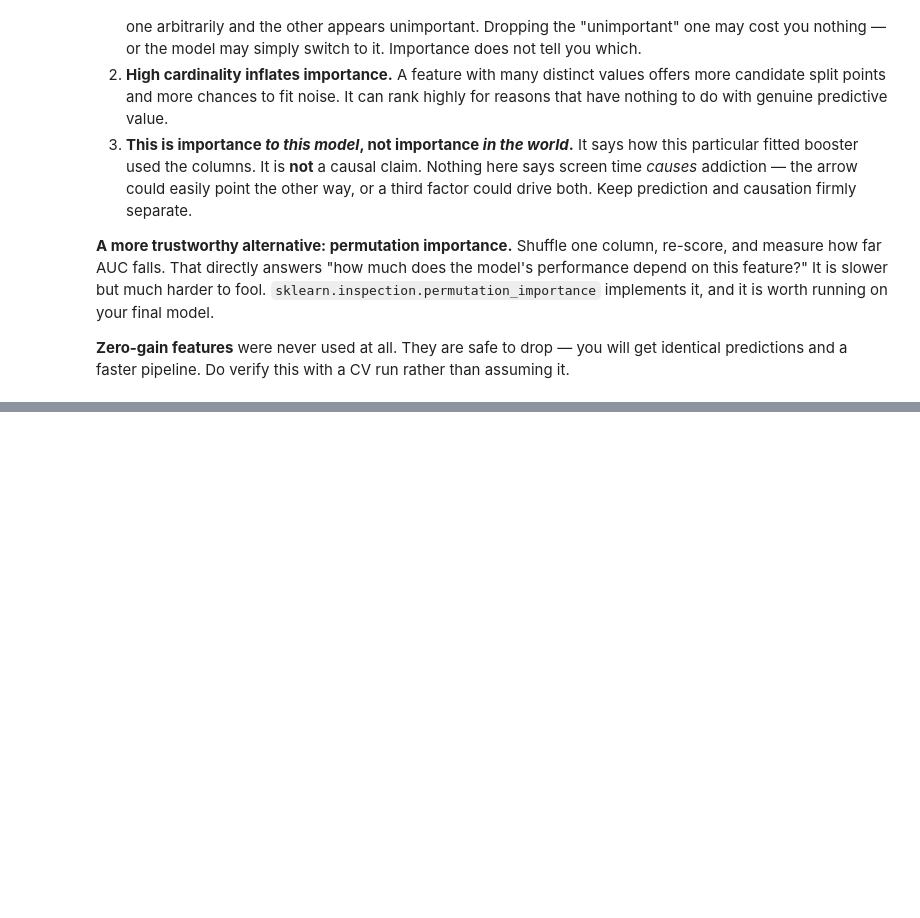
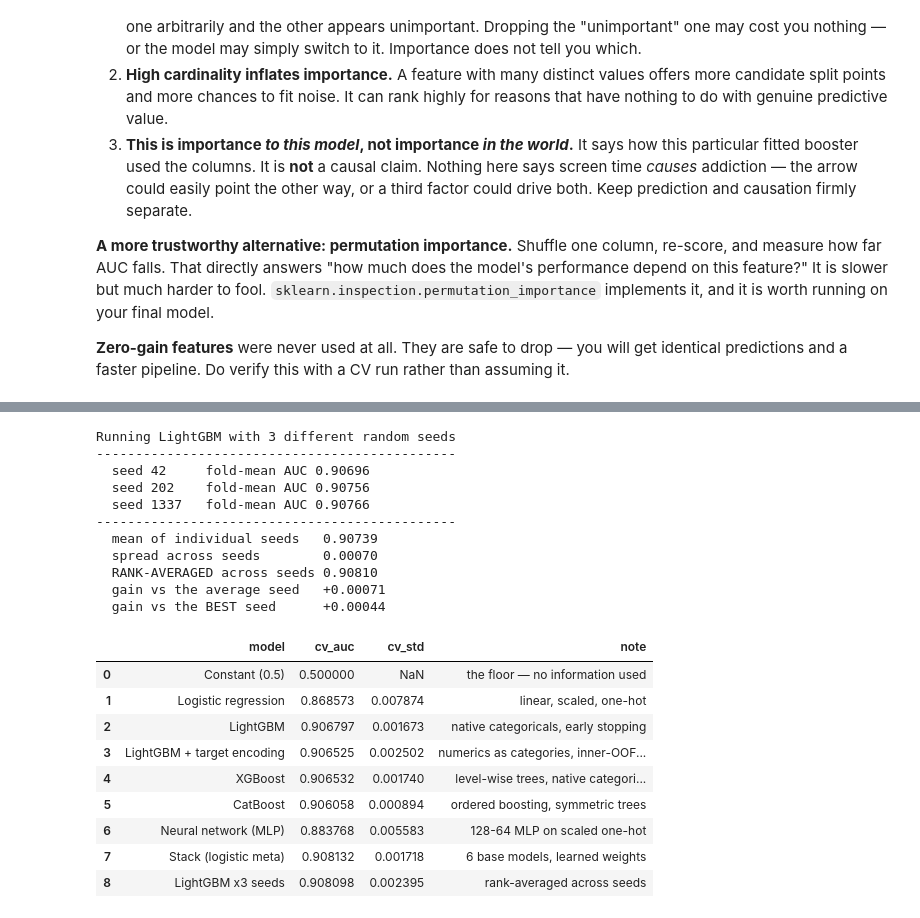
Before and after one commit to EAniwa/kaggle-s6e8-smartphone-addiction, a Jupyter notebook: build/executed.ipynb, the cells around one changed output, grey strips where cells are left out. Cells and saved outputs as stored; diff of their text form; code cells hidden in the pictures; blank space fills up the shorter version.

```diff
--- a/build/executed.ipynb
+++ b/build/executed.ipynb
@@ -2428,0 +2395,58 @@ copied.
+# %%
+SEEDS = [42, 202, 1337]
+
+seed_oofs, seed_tests, seed_scores = [], [], []
+
+print(f"Running LightGBM with {len(SEEDS)} different random seeds")
+print("-" * 46)
+for sd in SEEDS:
+    p = {**lgb_params, "random_state": sd, "bagging_seed": sd, "feature_fraction_seed": sd}
+    oof_s = np.zeros(len(y)); test_s = np.zeros(len(X_test_gbm))
+    for tr, va in cv.split(X_gbm, y):
+        m = lgb.LGBMClassifier(**p)
+        m.fit(X_gbm.iloc[tr], y[tr],
+              eval_set=[(X_gbm.iloc[va], y[va])], eval_metric="auc",
+              callbacks=[lgb.early_stopping(200, verbose=False)])
+        oof_s[va] = m.predict_proba(X_gbm.iloc[va])[:, 1]
+        test_s += m.predict_proba(X_test_gbm)[:, 1] / N_SPLITS
+    sc, _ = fold_auc_mean(oof_s, y, cv, X_gbm)
+    seed_oofs.append(rank_by_fold(oof_s, cv, X, y))
+    seed_tests.append(rankdata(test_s) / len(test_s))
+    seed_scores.append(sc)
+    print(f"  seed {sd:<6} fold-mean AUC {sc:.5f}")
+
+oof_seedavg = np.mean(seed_oofs, axis=0)
+test_seedavg = np.mean(seed_tests, axis=0)
+sa_mean, sa_std = fold_auc_mean(oof_seedavg, y, cv, X_gbm)
+
+print("-" * 46)
+print(f"  mean of individual seeds   {np.mean(seed_scores):.5f}")
+print(f"  spread across seeds        {np.ptp(seed_scores):.5f}")
+print(f"  RANK-AVERAGED across seeds {sa_mean:.5f}")
+print(f"  gain vs the average seed   {sa_mean - np.mean(seed_scores):+.5f}")
+print(f"  gain vs the BEST seed      {sa_mean - max(seed_scores):+.5f}")
+
+display(record(f"LightGBM x{len(SEEDS)} seeds", sa_mean, sa_std,
+               "rank-averaged across seeds"))
+# %% [output]
+Running LightGBM with 3 different random seeds
+----------------------------------------------
+  seed 42     fold-mean AUC 0.90696
+  seed 202    fold-mean AUC 0.90756
+  seed 1337   fold-mean AUC 0.90766
+----------------------------------------------
+  mean of individual seeds   0.90739
+  spread across seeds        0.00070
+  RANK-AVERAGED across seeds 0.90810
+  gain vs the average seed   +0.00071
+  gain vs the BEST seed      +0.00044
+|  | model | cv_auc | cv_std | note |
+| 0 | Constant (0.5) | 0.500000 | NaN | the floor — no information used |
+| 1 | Logistic regression | 0.868573 | 0.007874 | linear, scaled, one-hot |
+| 2 | LightGBM | 0.906797 | 0.001673 | native categoricals, early stopping |
+| 3 | LightGBM + target encoding | 0.906525 | 0.002502 | numerics as categories, inner-OOF... |
+| 4 | XGBoost | 0.906532 | 0.001740 | level-wise trees, native categori... |
+| 5 | CatBoost | 0.906058 | 0.000894 | ordered boosting, symmetric trees |
+| 6 | Neural network (MLP) | 0.883768 | 0.005583 | 128-64 MLP on scaled one-hot |
+| 7 | Stack (logistic meta) | 0.908132 | 0.001718 | 6 base models, learned weights |
+| 8 | LightGBM x3 seeds | 0.908098 | 0.002395 | rank-averaged across seeds |
```
Also changed, not shown: parts of 36 cells of this notebook, 6 other files.
